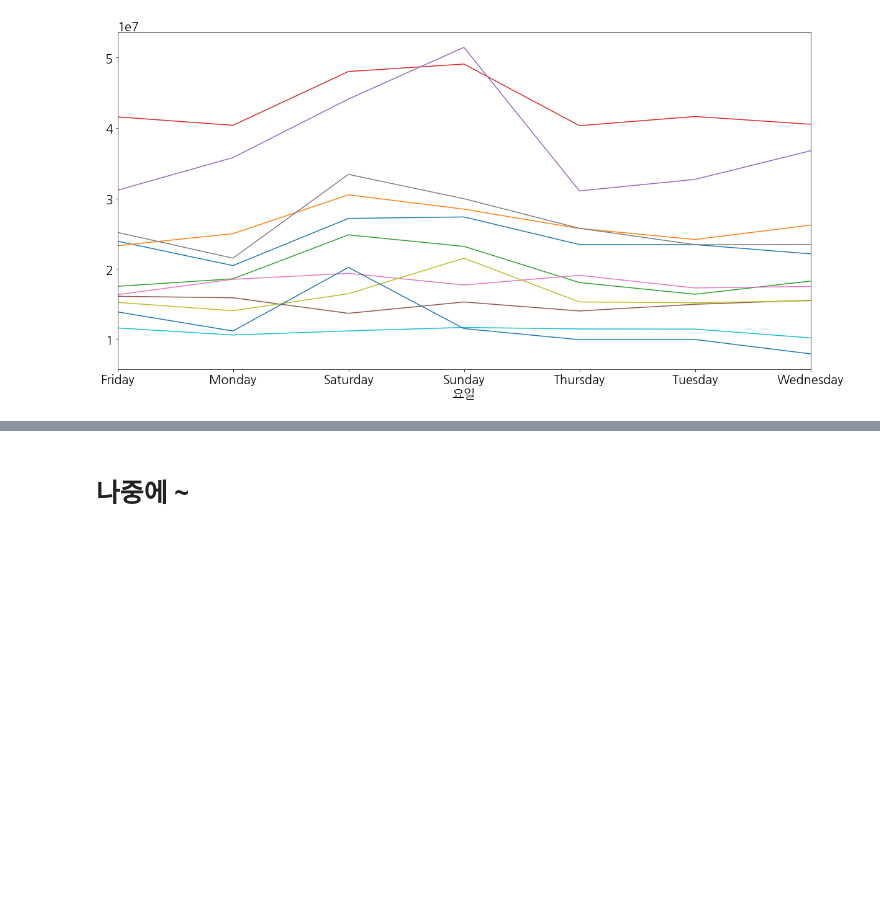
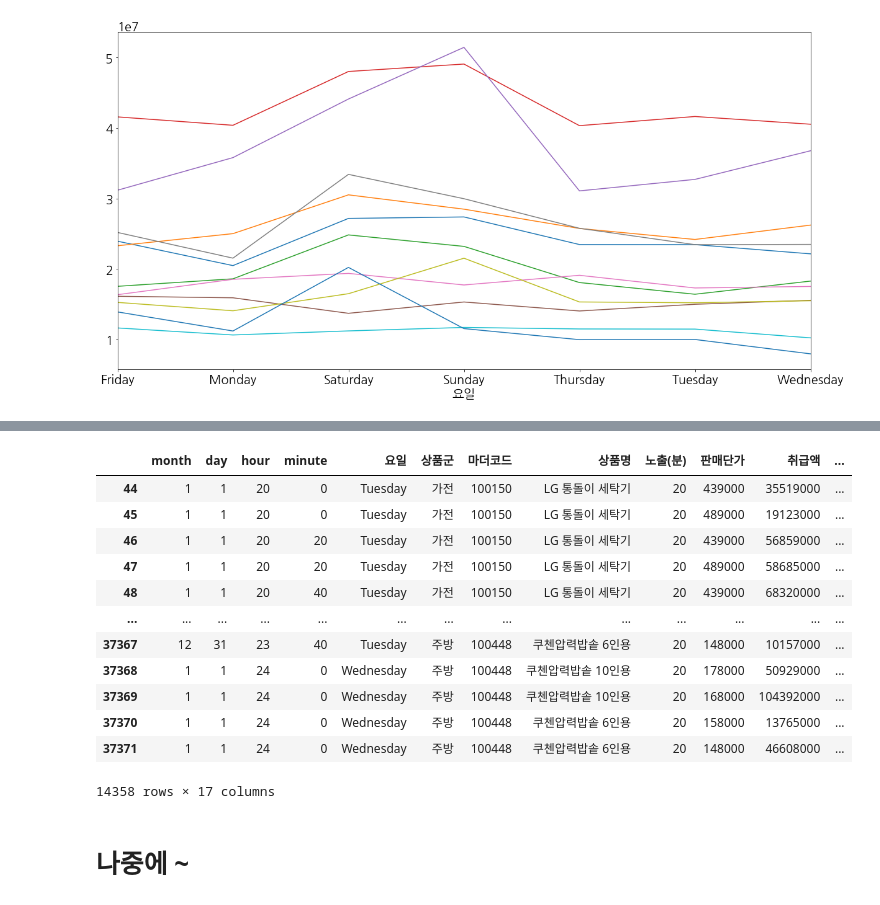
Before and after one commit to shp1204/AI-, a Jupyter notebook: Project/EDA.ipynb, the cells around one changed output, grey strips where cells are left out. Drawn from its saved outputs; the diff is of its cells as text; code cells hidden in the pictures; blank space fills up the shorter version.

```diff
--- a/Project/EDA.ipynb
+++ b/Project/EDA.ipynb
@@ -84,0 +106,23 @@ df
+# %%
+def replace_word(x) :
+    if '무)'in x :
+        return x.replace('무)', '무이자')
+    elif '일)' in x :
+        return x.replace('일)', '일시불')
+    else :
+        return x
+
+df['상품명'] = list(map(replace_word, df['상품명']))
+# %%
+new = []
+for i in range(len(df['상품명'])) :
+    if '일시불' in df['상품명'][i] :
+        df['상품명'][i] = df['상품명'][i].replace('일시불','')
+        new.append(1)
+    elif '무이자' in df['상품명'][i] :
+        df['상품명'][i] = df['상품명'][i].replace('무이자','')
+        new.append(2)
+    else :
+        new.append(0)
+
+df['pay_type'] = pd.DataFrame(new)
@@ -308,0 +517,13 @@ for category in df['상품군'].unique() :
+# %%
+df_paytype = df.loc[(df['무이자']==1) | (df['일시불']==1), :]
+
+display(df_paytype['상품군'].groupby(df['일시불']).describe())
+
+
+display(df_paytype.loc[df['무이자']==1]['상품군'].value_counts())
+
+display(df_paytype.loc[df['무이자']==1]['판매단가'].value_counts())
+display(df_paytype.loc[df['일시불']==1]['판매단가'].value_counts())
+
+display(df_paytype.loc[df['무이자']==1][' 취급액 '].sum())
+display(df_paytype.loc[df['일시불']==1][' 취급액 '].sum())
@@ -309,3 +571,19 @@ for category in df['상품군'].unique() :
+# %%
+df_paytype
+# %% [output]
+|  | month | day | hour | minute | 요일 | 상품군 | 마더코드 | 상품명 | 노출(분) | 판매단가 | 취급액 | ... |
+| 44 | 1 | 1 | 20 | 0 | Tuesday | 가전 | 100150 | LG 통돌이 세탁기 | 20 | 439000 | 35519000 | ... |
+| 45 | 1 | 1 | 20 | 0 | Tuesday | 가전 | 100150 | LG 통돌이 세탁기 | 20 | 489000 | 19123000 | ... |
+| 46 | 1 | 1 | 20 | 20 | Tuesday | 가전 | 100150 | LG 통돌이 세탁기 | 20 | 439000 | 56859000 | ... |
+| 47 | 1 | 1 | 20 | 20 | Tuesday | 가전 | 100150 | LG 통돌이 세탁기 | 20 | 489000 | 58685000 | ... |
+| 48 | 1 | 1 | 20 | 40 | Tuesday | 가전 | 100150 | LG 통돌이 세탁기 | 20 | 439000 | 68320000 | ... |
+| ... | ... | ... | ... | ... | ... | ... | ... | ... | ... | ... | ... | ... |
+| 37367 | 12 | 31 | 23 | 40 | Tuesday | 주방 | 100448 | 쿠첸압력밥솥 6인용 | 20 | 148000 | 10157000 | ... |
+| 37368 | 1 | 1 | 24 | 0 | Wednesday | 주방 | 100448 | 쿠첸압력밥솥 10인용 | 20 | 178000 | 50929000 | ... |
+| 37369 | 1 | 1 | 24 | 0 | Wednesday | 주방 | 100448 | 쿠첸압력밥솥 10인용 | 20 | 168000 | 104392000 | ... |
+| 37370 | 1 | 1 | 24 | 0 | Wednesday | 주방 | 100448 | 쿠첸압력밥솥 6인용 | 20 | 158000 | 13765000 | ... |
+| 37371 | 1 | 1 | 24 | 0 | Wednesday | 주방 | 100448 | 쿠첸압력밥솥 6인용 | 20 | 148000 | 46608000 | ... |
+14358 rows × 17 columns
 # %% [markdown]
 # 나중에 ~
 # %%
```
Also changed, not shown: parts of 19 cells of this notebook, 7 other files.
